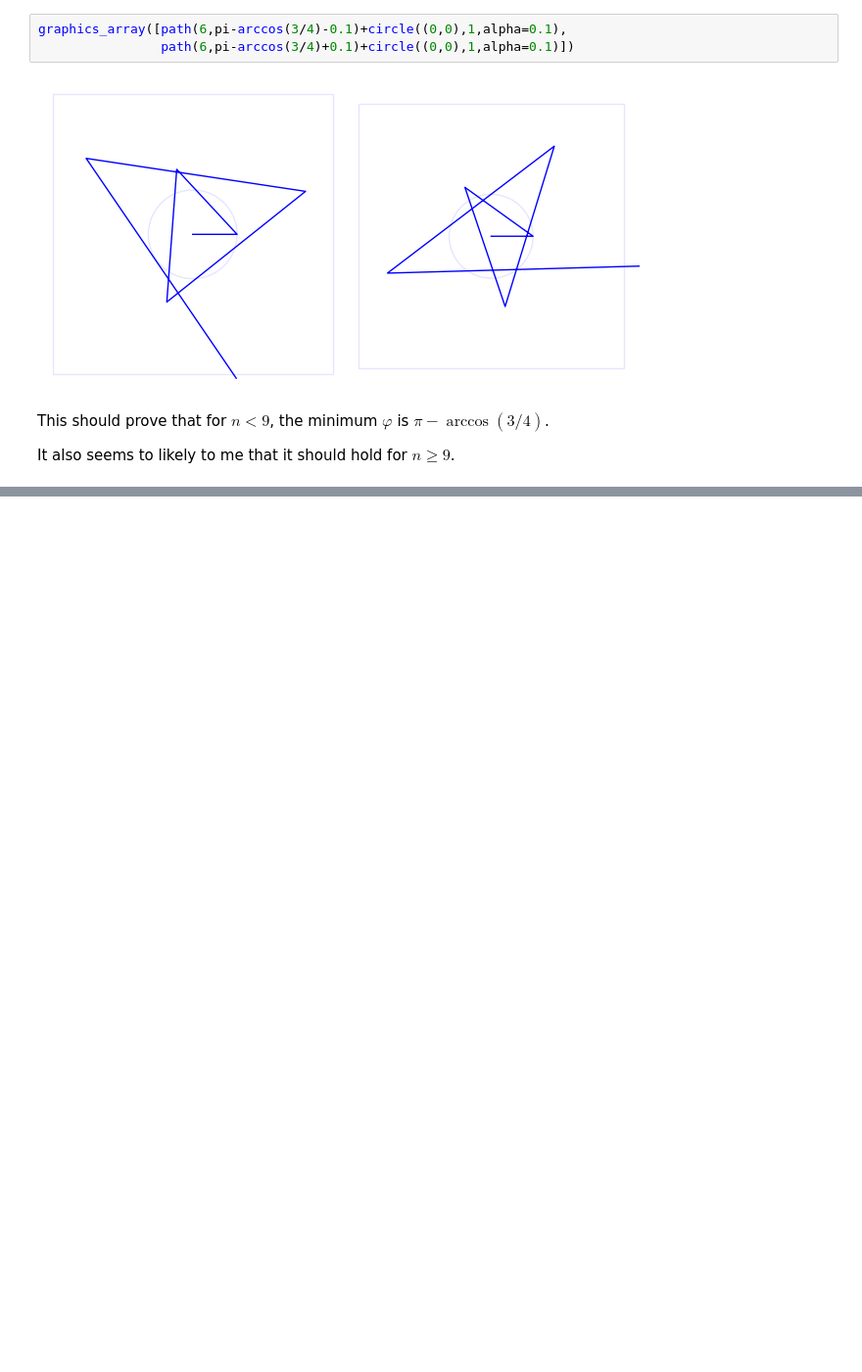
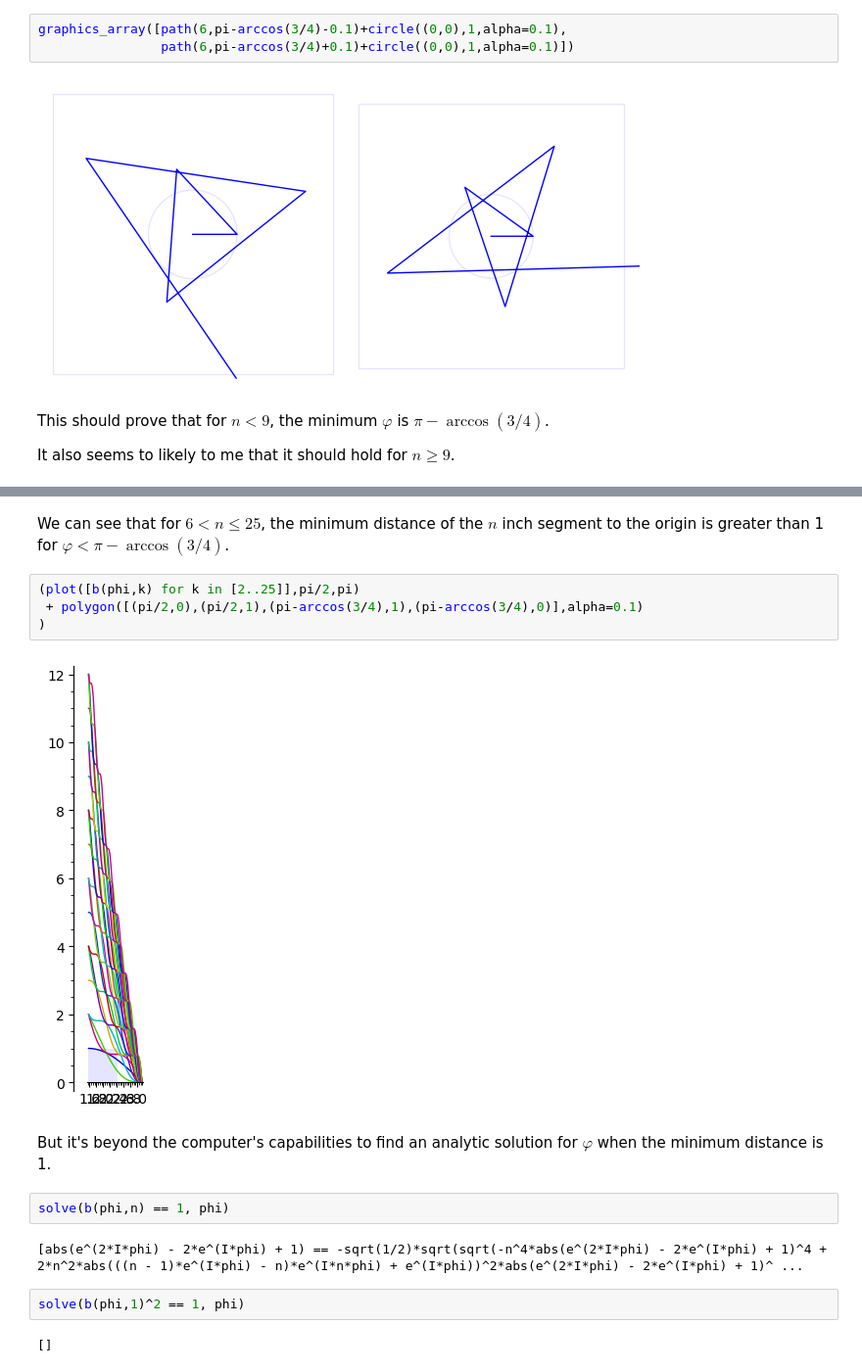
Before and after one commit to qpliu/sunday-puzzle, a Jupyter notebook: riddler/2025/20251003.ipynb, the cells around one changed output, grey strips where cells are left out. Shown at 98% size. Cells and saved outputs as stored; diff of their text form; blank space fills up the shorter version.

```diff
--- a/riddler/2025/20251003.ipynb
+++ b/riddler/2025/20251003.ipynb
@@ -149,0 +180,20 @@ It also seems to likely to me that it should hold for $n \ge 9$.
+# %% [markdown]
+We can see that for $6 < n \le 25$, the minimum distance of the $n$ inch
+segment to the origin is greater than 1 for $\varphi < \pi-\arccos(3/4)$.
+# %%
+(plot([b(phi,k) for k in [2..25]],pi/2,pi)
+ + polygon([(pi/2,0),(pi/2,1),(pi-arccos(3/4),1),(pi-arccos(3/4),0)],alpha=0.1)
+)
+# %% [output]
+[figure, added]
+# %% [markdown]
+But it's beyond the computer's capabilities to find an analytic solution for $\varphi$
+when the minimum distance is 1.
+# %%
+solve(b(phi,n) == 1, phi)
+# %% [output]
+[abs(e^(2*I*phi) - 2*e^(I*phi) + 1) == -sqrt(1/2)*sqrt(sqrt(-n^4*abs(e^(2*I*phi) - 2*e^(I*phi) + 1)^4 + 2*n^2*abs(((n - 1)*e^(I*phi) - n)*e^(I*n*phi) + e^(I*phi))^2*abs(e^(2*I*phi) - 2*e^(I*phi) + 1)^ ...
+# %%
+solve(b(phi,1)^2 == 1, phi)
+# %% [output]
+[]
```
Also changed, not shown: parts of 8 cells of this notebook.
